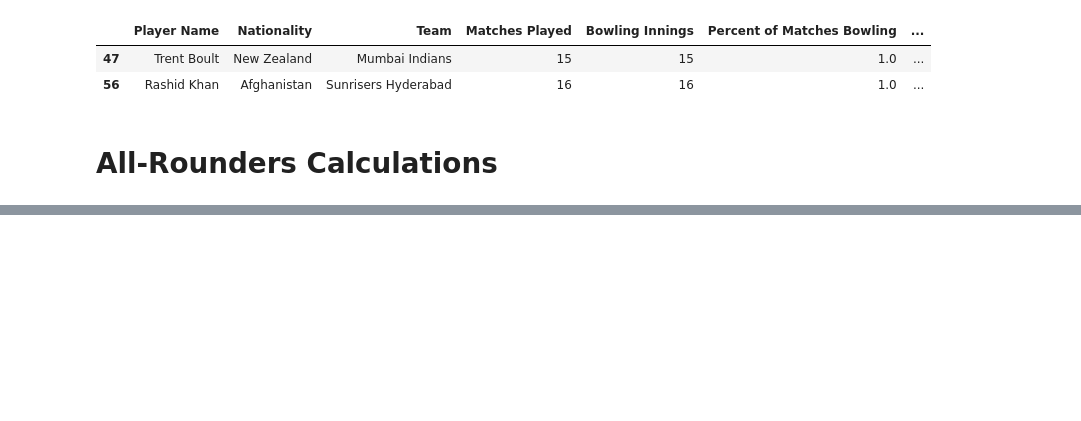
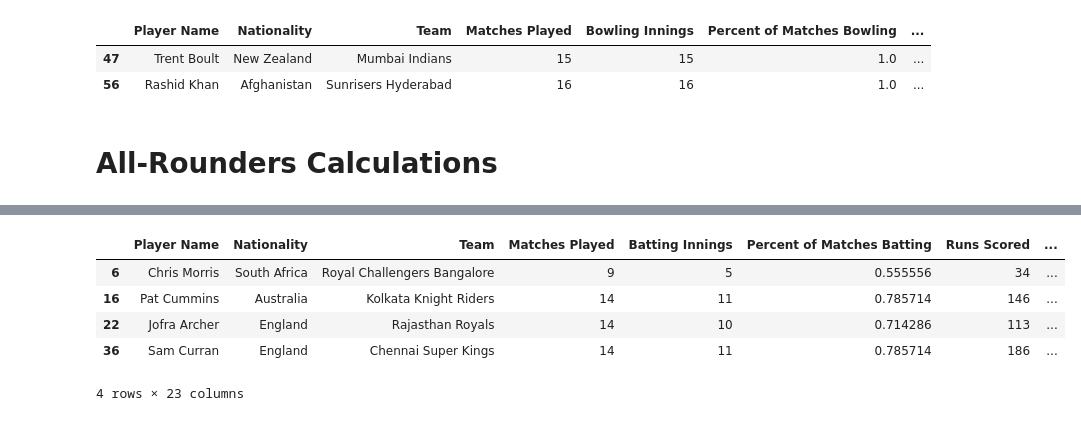
Before and after one commit to gprasad125/cricketProject, a Jupyter notebook: cricket.ipynb, the cells around one changed output, grey strips where cells are left out. Saved outputs shown, nothing was run; the diff lists cells and outputs as text; code cells hidden in the pictures; blank space fills up the shorter version.

Commit message:
found players

```diff
--- a/cricket.ipynb
+++ b/cricket.ipynb
@@ -401,0 +404,38 @@ bestBowl
+# %%
+arMeanRuns = findMean(allRounders["Runs Scored"].tolist())
+arMeanBatAvg = findMean(allRounders["Batting Average"].tolist())
+arMeanSR = findMean(allRounders["Strike Rate"].tolist())
+arMeanWickets = findMean(allRounders["Wickets"].tolist())
+arMeanBowlAvg = findMean(allRounders["Bowling Average"].tolist())
+arMeanEcon = findMean(allRounders["Economy Rate"].tolist())
+arMeanBowlSR = findMean(allRounders["Bowling SR"].tolist())
+
+arMeans = [arMeanRuns, arMeanBatAvg, arMeanSR, arMeanWickets, arMeanBowlAvg, arMeanEcon, arMeanBowlSR]
+
+arSDRuns = standardDeviation(allRounders["Runs Scored"].tolist(), arMeans[0])
+arSDBatAvg = standardDeviation(allRounders["Batting Average"].tolist(), arMeans[1])
+arSDSR = standardDeviation(allRounders["Strike Rate"].tolist(), arMeans[2])
+arSDWickets = standardDeviation(allRounders["Wickets"].tolist(), arMeans[3])
+arSDBowlAvg = standardDeviation(allRounders["Bowling Average"].tolist(), arMeans[4])
+arSDEcon = standardDeviation(allRounders["Economy Rate"].tolist(), arMeans[5])
+arSDBowlSR = standardDeviation(allRounders["Bowling SR"].tolist(), arMeans[6])
+
+arSD = [arSDRuns, arSDBatAvg, arSDSR, arSDWickets, arSDBowlAvg, arSDEcon, arSDBowlSR]
+
+arzScoreRuns = findZScore(allRounders["Runs Scored"].tolist(), arMeans[0], arSD[0])
+arzScoreBatAvg = findZScore(allRounders["Batting Average"].tolist(), arMeans[1], arSD[1])
+arzScoreSR = findZScore(allRounders["Strike Rate"].tolist(), arMeans[2], arSD[2])
+arzScoreWickets = findZScore(allRounders["Wickets"].tolist(), arMeans[3], arSD[3])
+arzScoreBowlAvg = findZScore(allRounders["Bowling Average"].tolist(), arMeans[4], arSD[4])
+arzScoreEcon = findZScore(allRounders["Economy Rate"].tolist(), arMeans[5], arSD[5])
+arzScoreBowlSR = findZScore(allRounders["Bowling SR"].tolist(), arMeans[6], arSD[6])
+
+allRounders.insert(16, "Runs Scored Z Scores", arzScoreRuns)
+allRounders.insert(17, "Batting Avg. Z Scores", arzScoreBatAvg)
+allRounders.insert(18, "Strike Rates Z Scores", arzScoreSR)
+allRounders.insert(19, "Wickets Z Scores", arzScoreWickets)
+allRounders.insert(20, "Bowling Avg. Z Scores", arzScoreBowlAvg)
+allRounders.insert(21, "Economy Rate Z Scores", arzScoreEcon)
+allRounders.insert(22, "Bowling SR Z Scores", arzScoreBowlSR)
+
+allRounders
@@ -401,0 +480,13 @@ bestBowl
+# %%
+bestARBowl = allRounders.loc[(allRounders["Wickets Z Scores"] > 0)
+                         & (allRounders["Bowling Avg. Z Scores"] < 0)
+                         & (allRounders["Economy Rate Z Scores"] < 0)
+                         & (allRounders["Bowling SR Z Scores"] < 0)]
+bestARBowl
+# %% [output]
+|  | Player Name | Nationality | Team | Matches Played | Batting Innings | Percent of Matches Batting | Runs Scored | ... |
+| 6 | Chris Morris | South Africa | Royal Challengers Bangalore | 9 | 5 | 0.555556 | 34 | ... |
+| 16 | Pat Cummins | Australia | Kolkata Knight Riders | 14 | 11 | 0.785714 | 146 | ... |
+| 22 | Jofra Archer | England | Rajasthan Royals | 14 | 10 | 0.714286 | 113 | ... |
+| 36 | Sam Curran | England | Chennai Super Kings | 14 | 11 | 0.785714 | 186 | ... |
+4 rows × 23 columns
```
Also changed, not shown: parts of 7 cells of this notebook.
